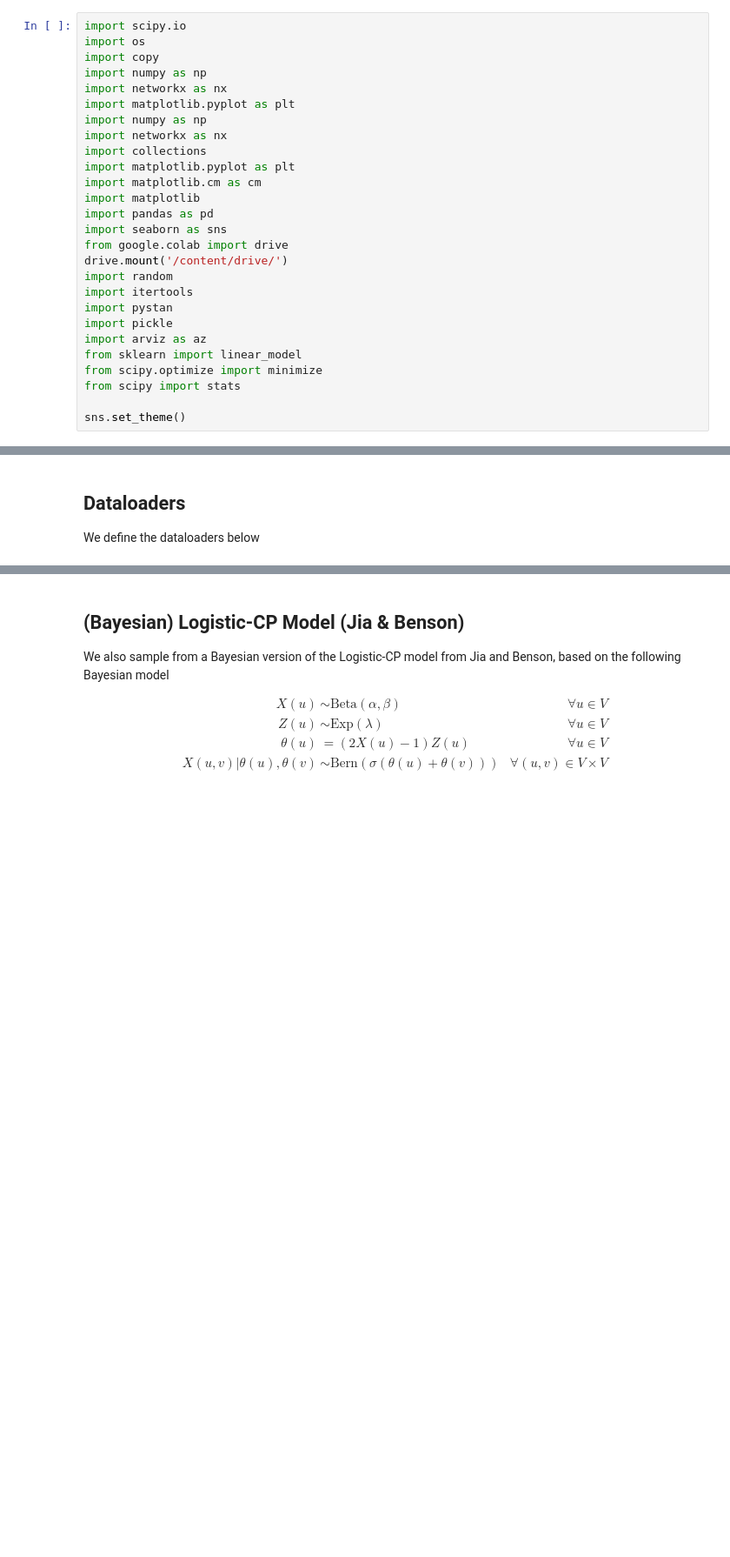
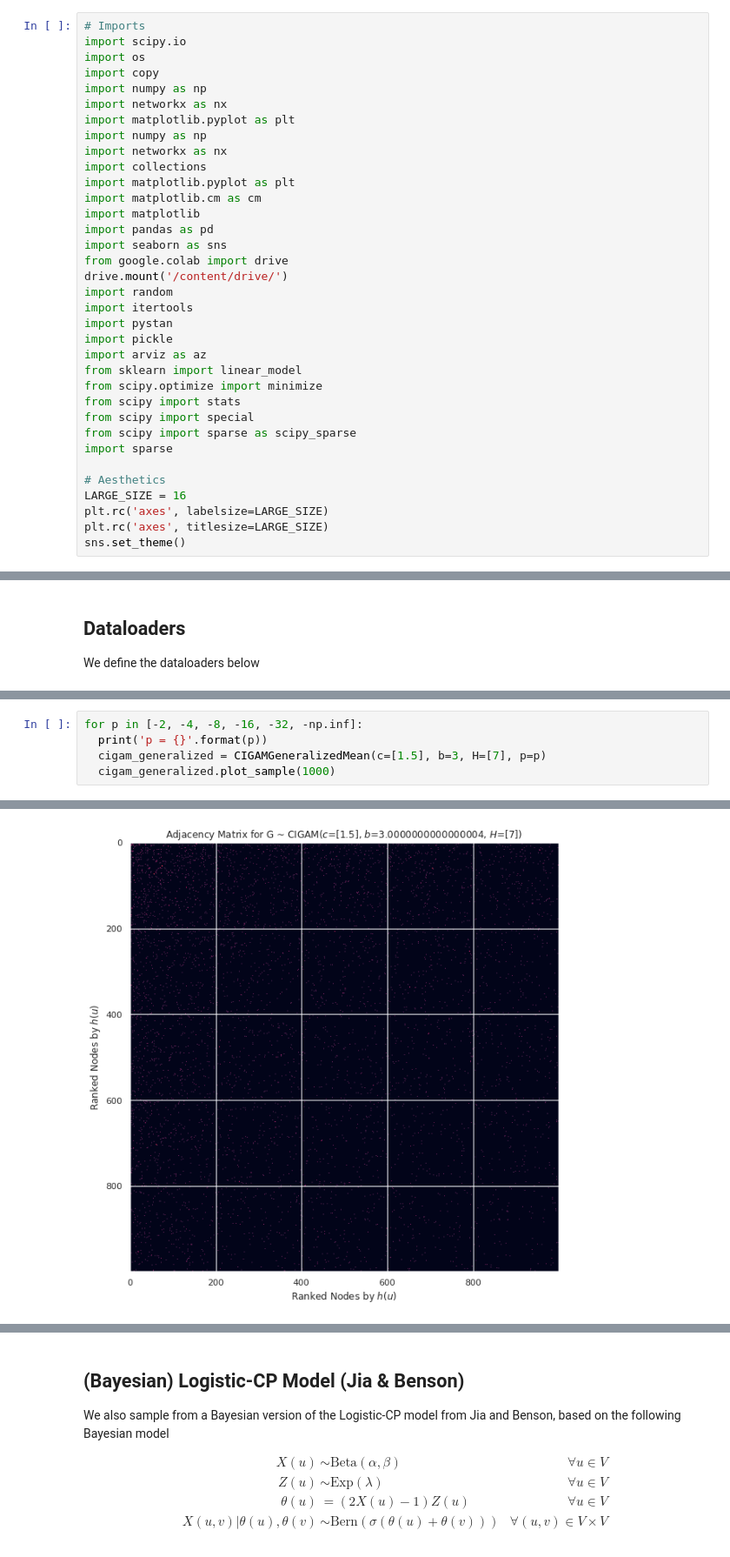
Before and after one commit to papachristoumarios/core-periphery-hypergraphs, a Jupyter notebook: Continuous_Infulencer_Guided_Attachment_Model.ipynb, the cells around one changed output, grey strips where cells are left out. Shown at 87% size. Drawn from its saved outputs; the diff is of its cells as text; blank space fills up the shorter version.

```diff
--- a/Continuous_Infulencer_Guided_Attachment_Model.ipynb
+++ b/Continuous_Infulencer_Guided_Attachment_Model.ipynb
@@ -39,6 +30,7 @@ Requirement already satisfied: python-dateutil>=2.7.3 in /usr/local/lib/python3.
 
 We perform the following imports in our python environment
 # %%
+# Imports
 import scipy.io
 import os
 import copy
@@ -63,7 +55,14 @@ import arviz as az
 from sklearn import linear_model
 from scipy.optimize import minimize
 from scipy import stats
+from scipy import special
+from scipy import sparse as scipy_sparse
+import sparse
 
+# Aesthetics
+LARGE_SIZE = 16
+plt.rc('axes', labelsize=LARGE_SIZE)
+plt.rc('axes', titlesize=LARGE_SIZE)
 sns.set_theme()
 # %% [output]
 Drive already mounted at /content/drive/; to attempt to forcibly remount, call drive.mount("/content/drive/", force_remount=True).
@@ -704,0 +998,6 @@ INFO:pystan:COMPILING THE C++ CODE FOR MODEL ranks_lambda_c_given_N_H_A_c9c63431
+# %%
+for p in [-2, -4, -8, -16, -32, -np.inf]:
+  print('p = {}'.format(p))
+  cigam_generalized = CIGAMGeneralizedMean(c=[1.5], b=3, H=[7], p=p)
+  cigam_generalized.plot_sample(1000)
+# %% [output]
@@ -704,0 +1010 @@ INFO:pystan:COMPILING THE C++ CODE FOR MODEL ranks_lambda_c_given_N_H_A_c9c63431
+[figure, added]
```
Also changed, not shown: parts of 21 cells of this notebook.
